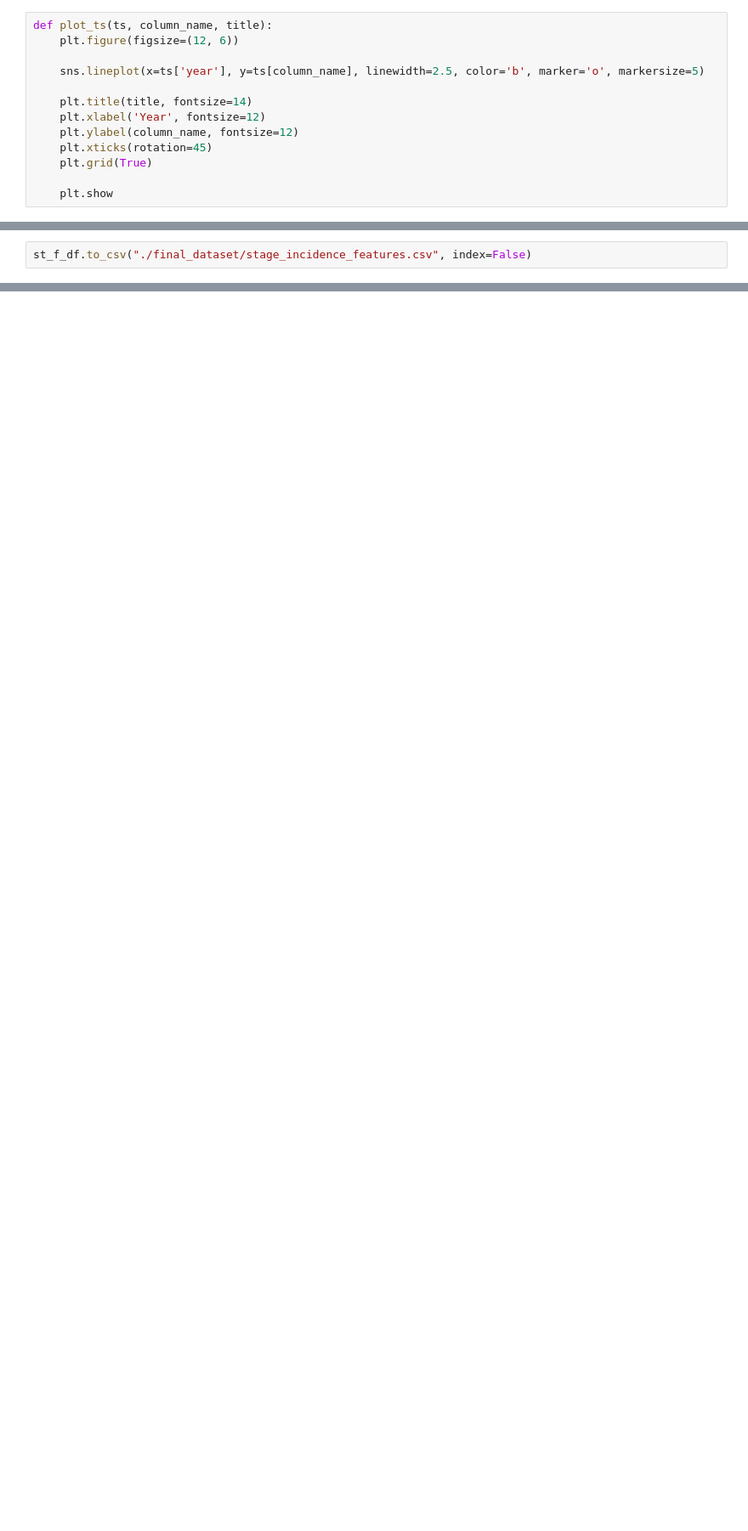
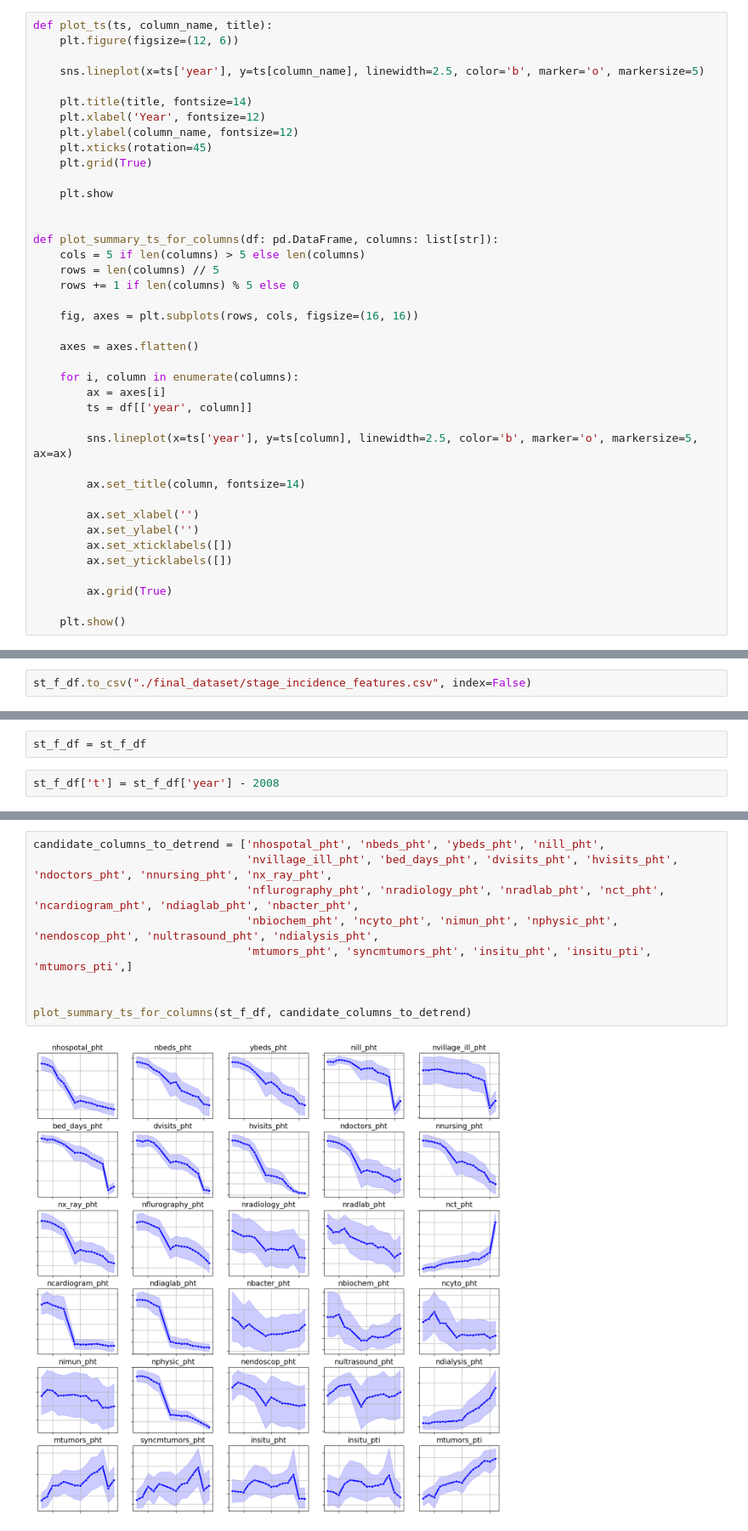
Before and after one commit to Zhukowych/cancer_incidence, a Jupyter notebook: eda.ipynb, the cells around one changed output, grey strips where cells are left out. Shown at 85% size. Saved outputs shown, nothing was run; the diff lists cells and outputs as text; blank space fills up the shorter version.

```diff
--- a/eda.ipynb
+++ b/eda.ipynb
@@ -48,6 +56,33 @@ def plot_ts(ts, column_name, title):
     plt.grid(True)
 
     plt.show
+
+
+def plot_summary_ts_for_columns(df: pd.DataFrame, columns: list[str]):
+    cols = 5 if len(columns) > 5 else len(columns)
+    rows = len(columns) // 5
+    rows += 1 if len(columns) % 5 else 0
+
+    fig, axes = plt.subplots(rows, cols, figsize=(16, 16))
+
+    axes = axes.flatten()
+
+    for i, column in enumerate(columns):
+        ax = axes[i]
+        ts = df[['year', column]]
+
+        sns.lineplot(x=ts['year'], y=ts[column], linewidth=2.5, color='b', marker='o', markersize=5, ax=ax)
+
+        ax.set_title(column, fontsize=14)
+
+        ax.set_xlabel('')
+        ax.set_ylabel('')
+        ax.set_xticklabels([])
+        ax.set_yticklabels([])
+
+        ax.grid(True)
+
+    plt.show()
 # %% [markdown]
 ## Age Group incidence
 # %%
@@ -170,0 +210,4 @@ Index(['year', 'region', 'mtumors', 'syncmtumors', 'insitu', 'ncervix',
+# %%
+st_f_df = st_f_df
+# %%
+st_f_df['t'] = st_f_df['year'] - 2008
@@ -170,0 +284,11 @@ Index(['year', 'region', 'mtumors', 'syncmtumors', 'insitu', 'ncervix',
+# %%
+candidate_columns_to_detrend = ['nhospotal_pht', 'nbeds_pht', 'ybeds_pht', 'nill_pht',
+                                'nvillage_ill_pht', 'bed_days_pht', 'dvisits_pht', 'hvisits_pht', 'ndoctors_pht', 'nnursing_pht', 'nx_ray_pht',
+                                'nflurography_pht', 'nradiology_pht', 'nradlab_pht', 'nсt_pht', 'ncardiogram_pht', 'ndiaglab_pht', 'nbacter_pht',
+                                'nbiochem_pht', 'ncyto_pht', 'nimun_pht', 'nphysic_pht', 'nendoscop_pht', 'nultrasound_pht', 'ndialysis_pht',
+                                'mtumors_pht', 'syncmtumors_pht', 'insitu_pht', 'insitu_pti', 'mtumors_pti',]
+
+
+plot_summary_ts_for_columns(st_f_df, candidate_columns_to_detrend)
+# %% [output]
+[figure, added]
```
Also changed, not shown: parts of 29 cells of this notebook, 3 other files.
